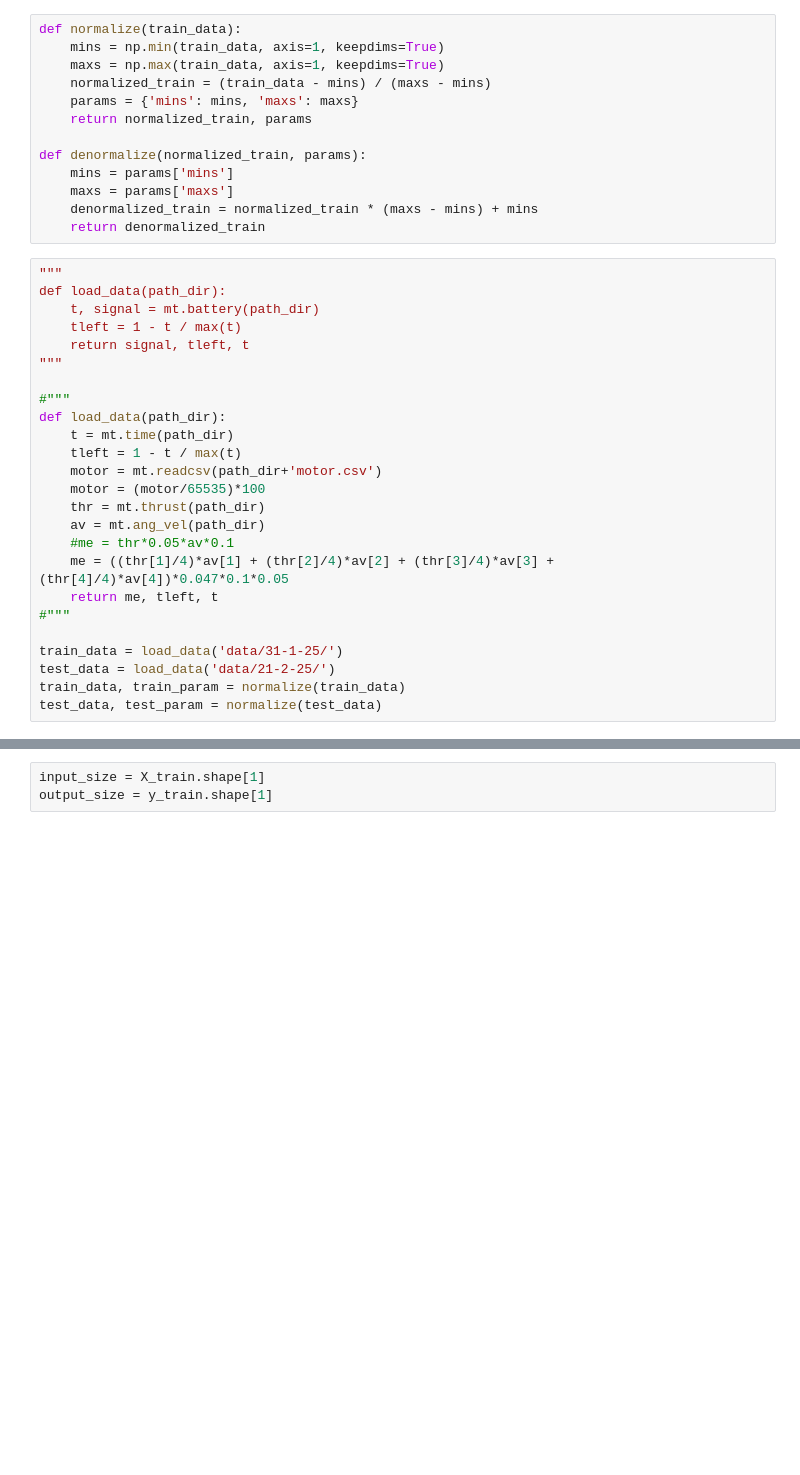
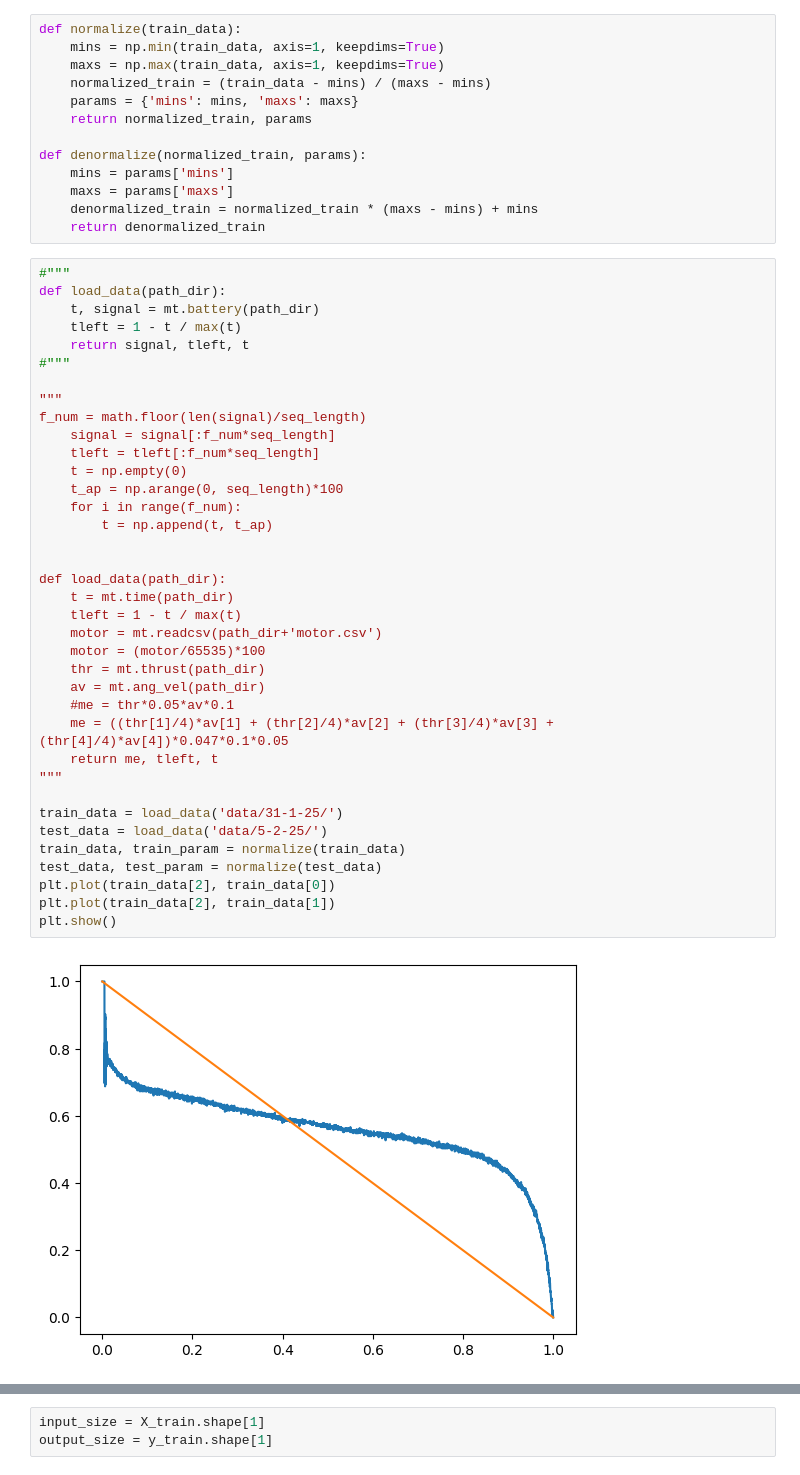
Before and after one commit to martin3698753/cflie, a Jupyter notebook: mpl_pytorch.ipynb, the cells around one changed output, grey strips where cells are left out. Drawn from its saved outputs; the diff is of its cells as text; blank space fills up the shorter version.

```diff
--- a/mpl_pytorch.ipynb
+++ b/mpl_pytorch.ipynb
@@ -35,30 +30,44 @@ def denormalize(normalized_train, params):
     denormalized_train = normalized_train * (maxs - mins) + mins
     return denormalized_train
 # %%
-"""
+#"""
 def load_data(path_dir):
     t, signal = mt.battery(path_dir)
     tleft = 1 - t / max(t)
     return signal, tleft, t
+#"""
+
 """
+f_num = math.floor(len(signal)/seq_length)
+    signal = signal[:f_num*seq_length]
+    tleft = tleft[:f_num*seq_length]
+    t = np.empty(0)
+    t_ap = np.arange(0, seq_length)*100
+    for i in range(f_num):
+        t = np.append(t, t_ap)
 
-#"""
+
 def load_data(path_dir):
     t = mt.time(path_dir)
     tleft = 1 - t / max(t)
     motor = mt.readcsv(path_dir+'motor.csv')
     motor = (motor/65535)*100
     thr = mt.thrust(path_dir)
     av = mt.ang_vel(path_dir)
     #me = thr*0.05*av*0.1
     me = ((thr[1]/4)*av[1] + (thr[2]/4)*av[2] + (thr[3]/4)*av[3] + (thr[4]/4)*av[4])*0.047*0.1*0.05
     return me, tleft, t
-#"""
+"""
 
 train_data = load_data('data/31-1-25/')
-test_data = load_data('data/21-2-25/')
+test_data = load_data('data/5-2-25/')
 train_data, train_param = normalize(train_data)
 test_data, test_param = normalize(test_data)
+plt.plot(train_data[2], train_data[0])
+plt.plot(train_data[2], train_data[1])
+plt.show()
+# %% [output]
+[figure, added]
 # %%
 def prep_data(data, seq_length, step=1):
     input_data = data[0]
```
Also changed, not shown: parts of 7 cells of this notebook, 11 other files.
